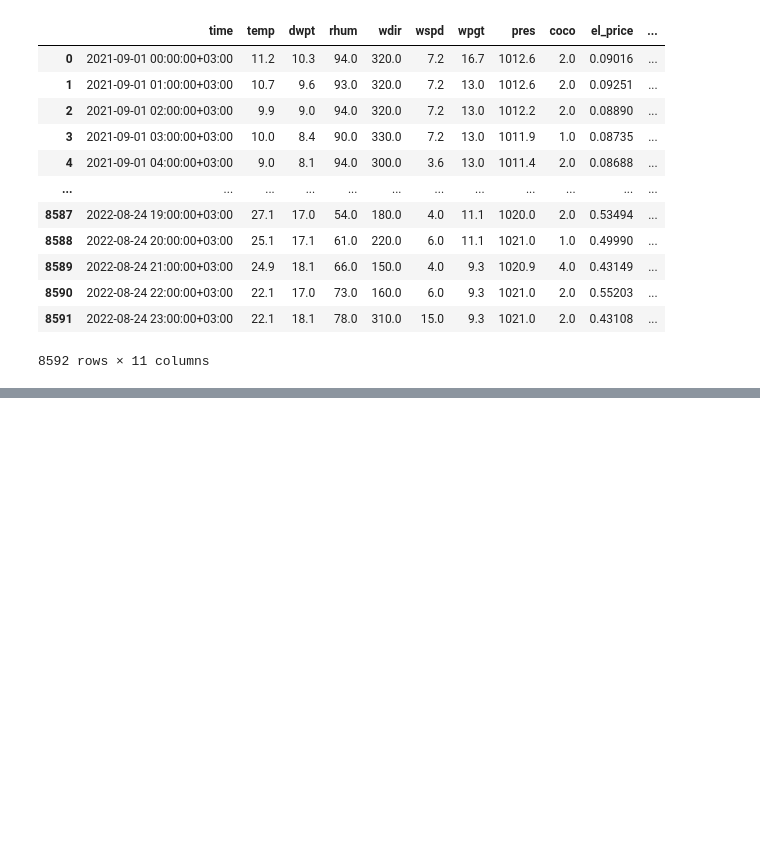
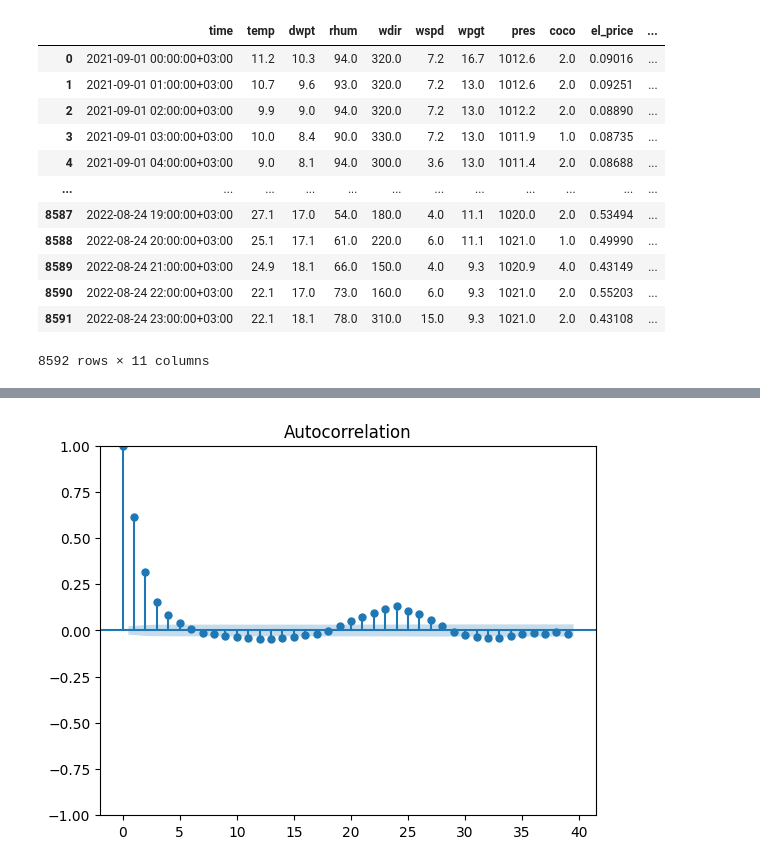
Before and after one commit to karolinasamasev/DS_project, a Jupyter notebook: code.ipynb, the cells around one changed output, grey strips where cells are left out. Saved outputs shown, nothing was run; the diff lists cells and outputs as text; code cells hidden in the pictures; blank space fills up the shorter version.

Commit message:
results are ready, code is yet to be documented

```diff
--- a/code.ipynb
+++ b/code.ipynb
@@ -244,0 +337,16 @@ models
+# %%
+from patsy import dmatrices
+from statsmodels.regression import linear_model
+import statsmodels.graphics.tsaplots as tsa
+from matplotlib import pyplot as plt
+from statsmodels.tsa.seasonal import seasonal_decompose
+expr = 'consumption ~ temp + dwpt + rhum + wdir + wspd + wpgt + pres + coco + el_price'
+dataset_len = len(train)
+split_index = round(dataset_len*0.9)
+train_set_end_date = train.index[split_index]
+df_train = train.loc[df.index <= train_set_end_date].copy()
+df_test = train.loc[df.index > train_set_end_date].copy()
+y_train, X_train = dmatrices(expr, df_train, return_type='dataframe')
+y_test, X_test = dmatrices(expr, df_test, return_type='dataframe')
+olsr_results = linear_model.OLS(y_train, X_train).fit()
+olsr_results.summary()
@@ -244,0 +383,5 @@ models
+# %%
+tsa.plot_acf(olsr_results.resid, alpha=0.05)
+plt.show()
+# %% [output]
+[figure, added]
```
Also changed, not shown: parts of 21 cells of this notebook, 10 other files.
